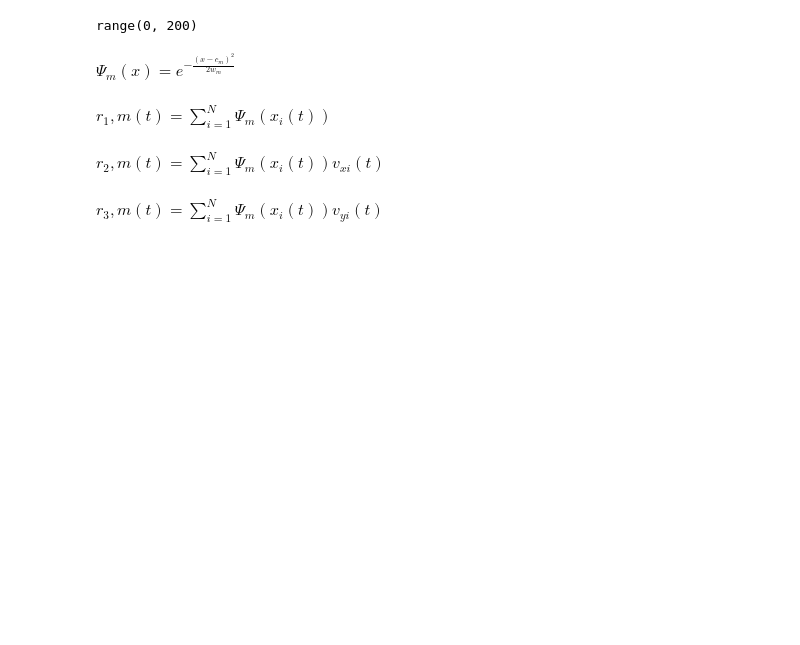
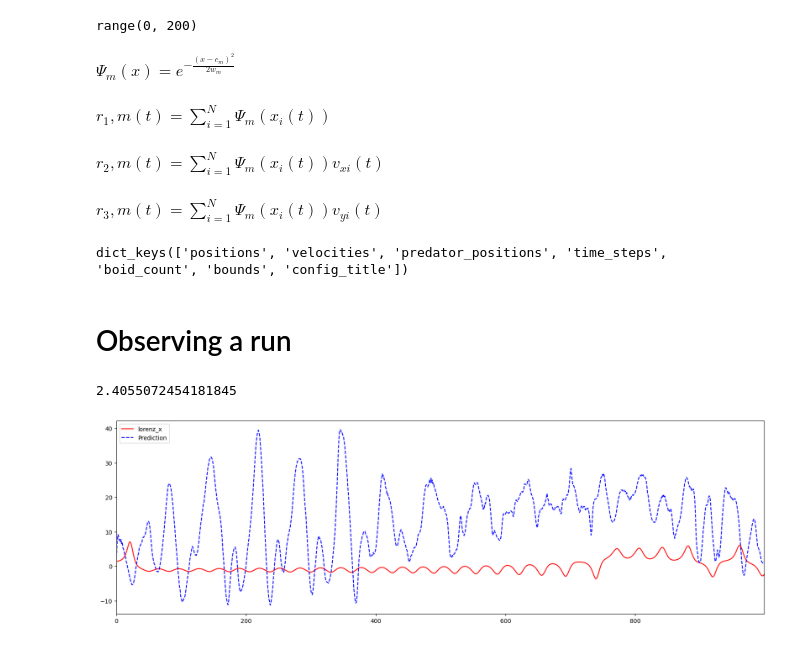
Before and after one commit to Cosmo-J/Reservoir-Computing-with-Swarms, a Jupyter notebook: lumburn_testing.ipynb, the cells around one changed output. Cells and saved outputs as stored; diff of their text form; code cells hidden in the pictures; blank space fills up the shorter version.

```diff
--- a/lumburn_testing.ipynb
+++ b/lumburn_testing.ipynb
@@ -267,0 +331,6 @@ for m in range(KERNELS_NUMBER):
+# %%
+print(run.keys())
+# %% [output]
+dict_keys(['positions', 'velocities', 'predator_positions', 'time_steps', 'boid_count', 'bounds', 'config_title'])
+# %% [markdown]
+# Observing a run
@@ -267,0 +357,48 @@ for m in range(KERNELS_NUMBER):
+# %%
+np.random.seed(1)
+
+def kernel_reservoir_prediction(training_reservoir_state, testing_reservoir_state, lorenz,ridge_beta):
+    lorenz_x = lorenz[:,0]
+    targets_x = np.roll(lorenz_x,-1)
+    targets_x = targets_x[:-1]
+
+    training_reservoir_state = training_reservoir_state[:-1]
+
+    ridge = Ridge(alpha=ridge_beta,fit_intercept=False)
+    ridge.fit(training_reservoir_state,targets_x)
+
+    return ridge.predict(testing_reservoir_state[:-1])
+# %%
+random_run_index = np.random.randint(0,len(datas)-1)
+training_run = datas[random_run_index]
+
+random_run_index = np.random.randint(0,len(datas)-1)
+testing_run = datas[random_run_index]
+
+r_train = get_kernel_rervoir_state(training_run)
+r_test = get_kernel_rervoir_state(testing_run)
+
+lorenz = training_run['predator_positions']
+# %%
+prediction = kernel_reservoir_prediction(r_train,r_test,lorenz,0.1)
+
+targets_x = np.roll(lorenz,-2)
+targets_x = targets_x[:-1]
+
+#numer = np.mean(targets_x*prediction,0)
+#denom = np.sqrt( np.mean(targets_x**2,0) * np.mean(prediction**2,0))
+#R = numer/denom
+#print(R)
+
+print(prediction[0])
+
+fig,ax = plt.subplots()
+fig.set_size_inches(20,6)
+ax.plot(lorenz[:,0],color='red',label='lorenz_x')
+ax.plot(prediction,color='blue',linestyle='dashed',label='Prediction')
+ax.set_xlim([0,len(prediction)])
+plt.legend(loc="upper left")
+plt.show()
+# %% [output]
+2.4055072454181845
+[figure, added]
```
Also changed, not shown: parts of 6 cells of this notebook, 3 other files.
